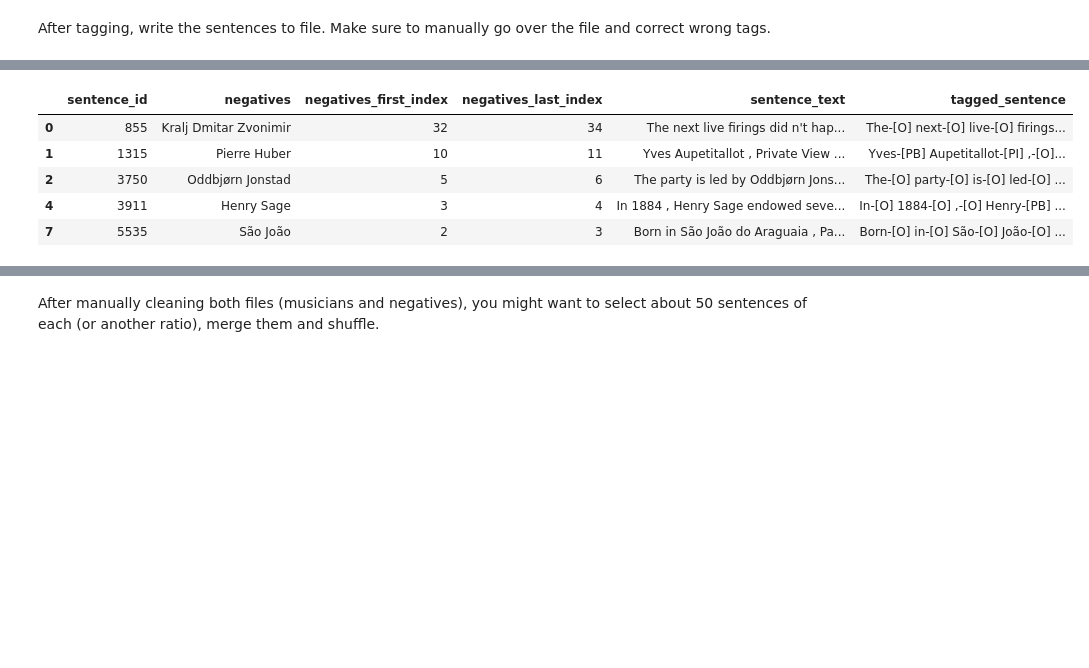
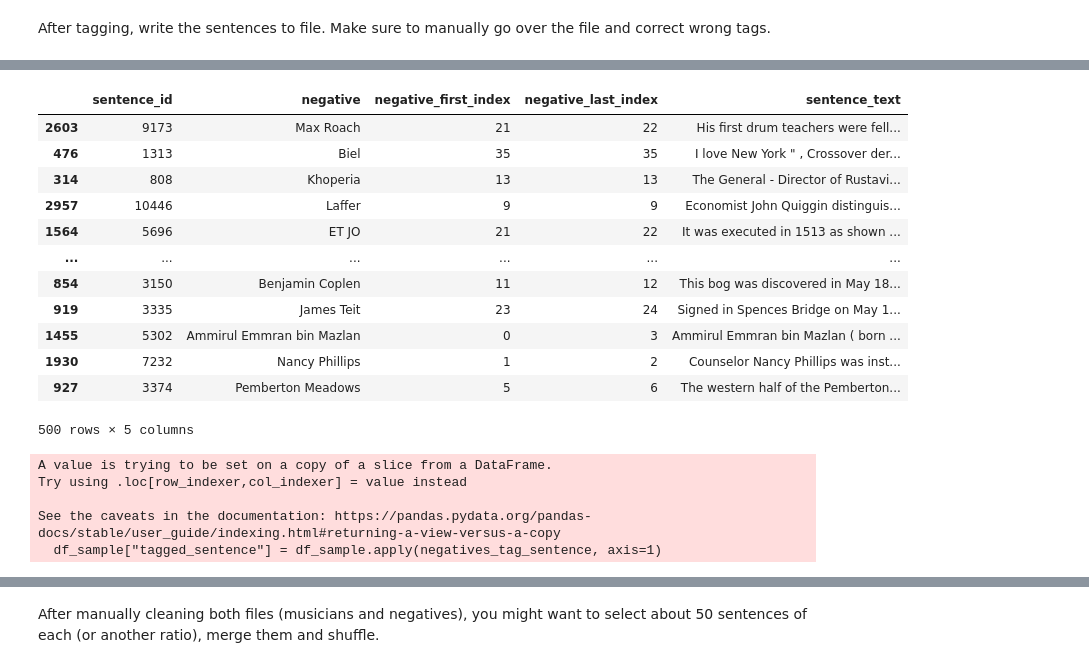
Before and after one commit to allenai/spike-ds-tutorials, a Jupyter notebook: src/tag_sentences.ipynb, the cells around one changed output, grey strips where cells are left out. Saved outputs shown, nothing was run; the diff lists cells and outputs as text; code cells hidden in the pictures; blank space fills up the shorter version.

```diff
--- a/src/tag_sentences.ipynb
+++ b/src/tag_sentences.ipynb
@@ -169,16 +225,25 @@ To create negative examples, simply search for [PERSONs](https://spike.staging.a
 # %%
-df_neg = pd.read_csv('../data/queries/simple_negatives.csv')
-df_neg.drop_duplicates(subset=['negatives'], inplace=True)
-df_neg = df[df["sentence_text"].str.len() > 50] # remove short sentences
+df_neg = pd.read_csv('../data/queries/simple_negatives_large.csv')
+df_neg = df_neg.sample(frac=1)
+df_neg.drop_duplicates(subset=['negative'], inplace=True)
+df_neg = df_neg[df_neg["sentence_text"].str.len() > 50] # remove short sentences
 df_neg.drop_duplicates(subset=["sentence_text"], inplace=True)
-df_neg.head()
+df_sample = df_neg.head(500)
+df_sample
 # %% [output]
-|  | sentence_id | negatives | negatives_first_index | negatives_last_index | sentence_text | tagged_sentence |
-| 0 | 855 | Kralj Dmitar Zvonimir | 32 | 34 | The next live firings did n't hap... | The-[O] next-[O] live-[O] firings... |
-| 1 | 1315 | Pierre Huber | 10 | 11 | Yves Aupetitallot , Private View ... | Yves-[PB] Aupetitallot-[PI] ,-[O]... |
-| 2 | 3750 | Oddbjørn Jonstad | 5 | 6 | The party is led by Oddbjørn Jons... | The-[O] party-[O] is-[O] led-[O] ... |
-| 4 | 3911 | Henry Sage | 3 | 4 | In 1884 , Henry Sage endowed seve... | In-[O] 1884-[O] ,-[O] Henry-[PB] ... |
-| 7 | 5535 | São João | 2 | 3 | Born in São João do Araguaia , Pa... | Born-[O] in-[O] São-[O] João-[O] ... |
+|  | sentence_id | negative | negative_first_index | negative_last_index | sentence_text |
+| 2603 | 9173 | Max Roach | 21 | 22 | His first drum teachers were fell... |
+| 476 | 1313 | Biel | 35 | 35 | I love New York " , Crossover der... |
+| 314 | 808 | Khoperia | 13 | 13 | The General - Director of Rustavi... |
+| 2957 | 10446 | Laffer | 9 | 9 | Economist John Quiggin distinguis... |
+| 1564 | 5696 | ET JO | 21 | 22 | It was executed in 1513 as shown ... |
+| ... | ... | ... | ... | ... | ... |
+| 854 | 3150 | Benjamin Coplen | 11 | 12 | This bog was discovered in May 18... |
+| 919 | 3335 | James Teit | 23 | 24 | Signed in Spences Bridge on May 1... |
+| 1455 | 5302 | Ammirul Emmran bin Mazlan | 0 | 3 | Ammirul Emmran bin Mazlan ( born ... |
+| 1930 | 7232 | Nancy Phillips | 1 | 2 | Counselor Nancy Phillips was inst... |
+| 927 | 3374 | Pemberton Meadows | 5 | 6 | The western half of the Pemberton... |
+500 rows × 5 columns
 # %%
 def negatives_tag_sentence(row):
     tokens = []
@@ -186,12 +251,11 @@ def negatives_tag_sentence(row):
     for i, token in enumerate(nlp(row["sentence_text"])):
         ent_type = token.ent_type_
         if ent_type == "PERSON":
-            if start_entity != "PB":
+            if start_entity == "O":
                 tokens.append(f"{token.text}-[PB]")
                 start_entity = "PB"
             else:
                 tokens.append(f"{token.text}-[PI]")
-                start_entity = "PI"
         else:
             tokens.append(f"{token.text}-[O]")
             start_entity = "O"
@@ -199,4 +263,10 @@ def negatives_tag_sentence(row):
     return " ".join(tokens)
 
 
-df_neg["tagged_sentence"] = df_neg.apply(negatives_tag_sentence, axis=1)
+df_sample["tagged_sentence"] = df_sample.apply(negatives_tag_sentence, axis=1)
+# %% [output]
+A value is trying to be set on a copy of a slice from a DataFrame.
+Try using .loc[row_indexer,col_indexer] = value instead
+
+See the caveats in the documentation: https://pandas.pydata.org/pandas-docs/stable/user_guide/indexing.html#returning-a-view-versus-a-copy
+  df_sample["tagged_sentence"] = df_sample.apply(negatives_tag_sentence, axis=1)
```
Also changed, not shown: parts of 12 cells of this notebook, 2 other files.
